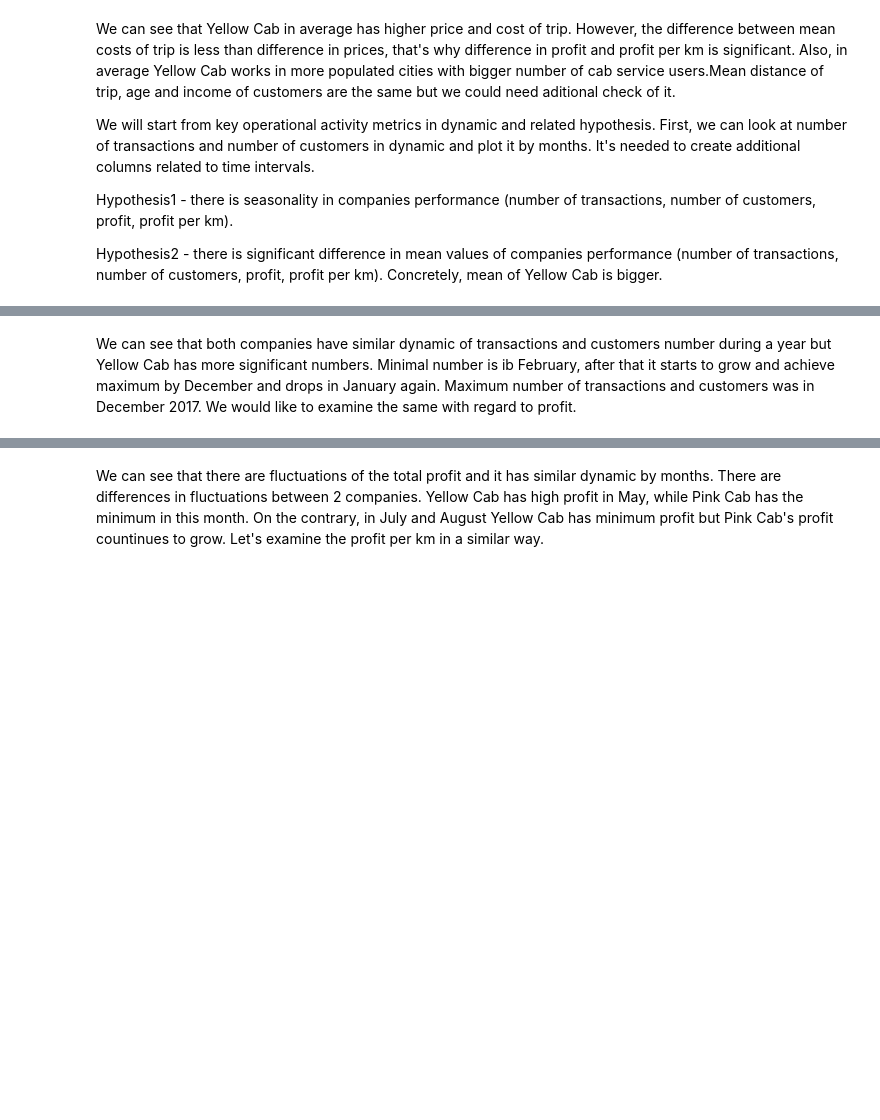
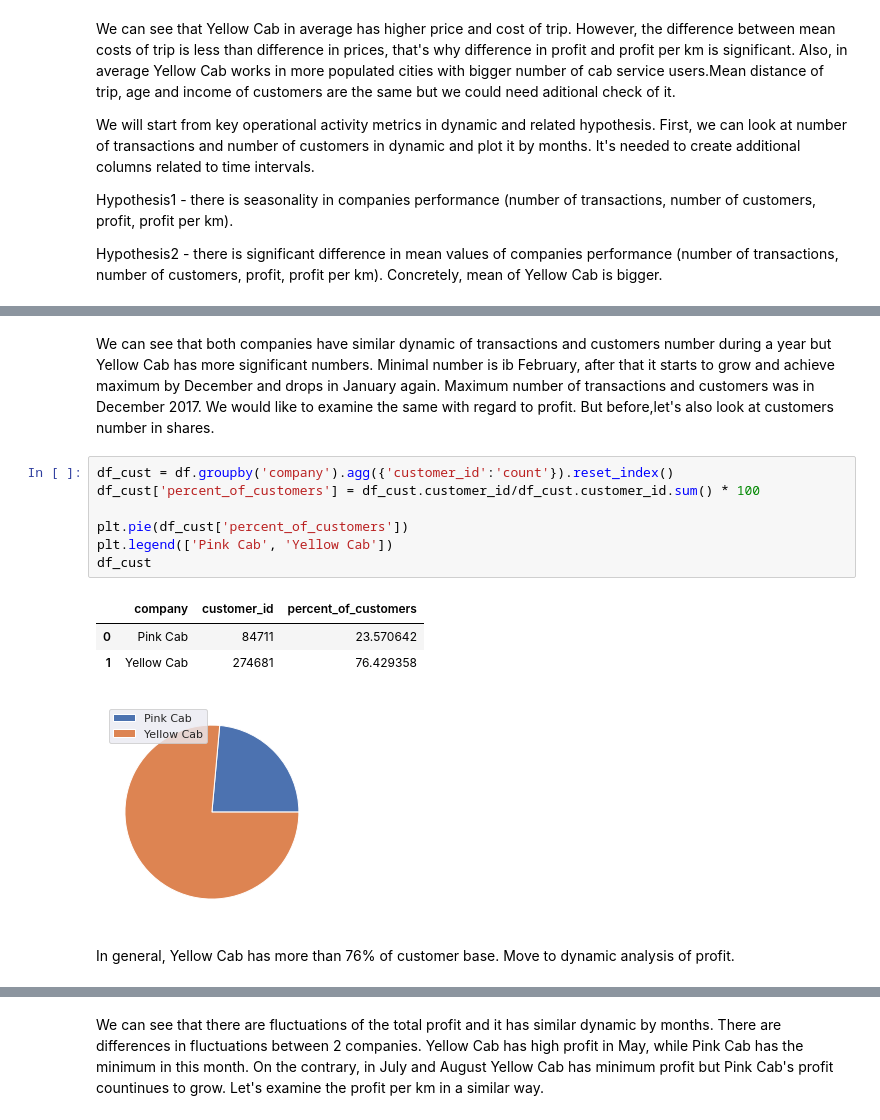
Before and after one commit to maryprokh/VC, a Jupyter notebook: Week2/EDA_report_Margarita_Prokhorovich.ipynb, the cells around one changed output, grey strips where cells are left out. Drawn from its saved outputs; the diff is of its cells as text; blank space fills up the shorter version.

```diff
--- a/Week2/EDA_report_Margarita_Prokhorovich.ipynb
+++ b/Week2/EDA_report_Margarita_Prokhorovich.ipynb
@@ -456,5 +446,19 @@ plt.tight_layout();
 # %% [markdown]
-We can see that both companies have similar dynamic of transactions and customers number during a year but Yellow Cab has more significant numbers. Minimal number is ib February, after that it starts to grow and achieve maximum by December and drops in January again. Maximum number of transactions and customers was in December 2017. We would like to examine the same with regard to profit.
+We can see that both companies have similar dynamic of transactions and customers number during a year but Yellow Cab has more significant numbers. Minimal number is ib February, after that it starts to grow and achieve maximum by December and drops in January again. Maximum number of transactions and customers was in December 2017. We would like to examine the same with regard to profit. But before,let's also look at customers number in shares.
+# %%
+df_cust = df.groupby('company').agg({'customer_id':'count'}).reset_index()
+df_cust['percent_of_customers'] = df_cust.customer_id/df_cust.customer_id.sum() * 100
+
+plt.pie(df_cust['percent_of_customers'])
+plt.legend(['Pink Cab', 'Yellow Cab'])
+df_cust
+# %% [output]
+|  | company | customer_id | percent_of_customers |
+| 0 | Pink Cab | 84711 | 23.570642 |
+| 1 | Yellow Cab | 274681 | 76.429358 |
+[figure, added]
+# %% [markdown]
+ In general, Yellow Cab has more than 76% of customer base. Move to dynamic analysis of profit.
 # %%
 #create dataframe
 df_profit_month = df.groupby(['company', 'month_year', 'month']).agg({'profit' : 'sum'}).reset_index()
```
Also changed, not shown: parts of 43 cells of this notebook.
